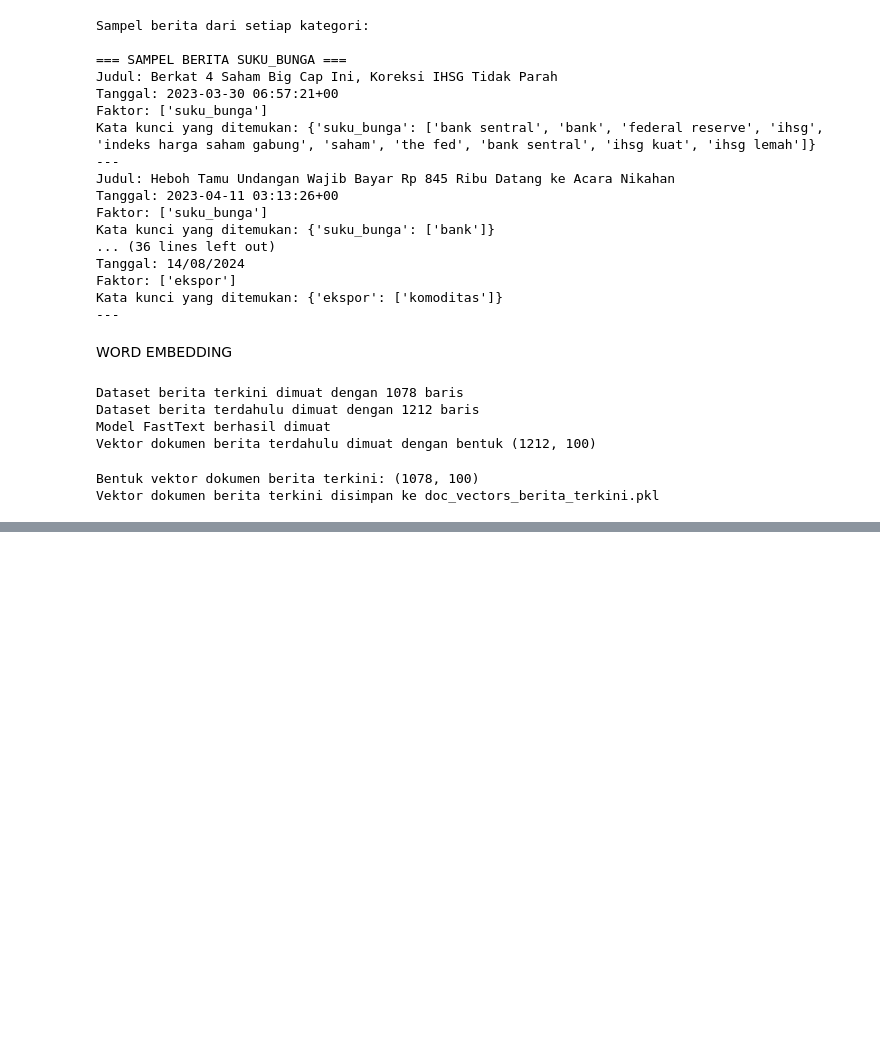
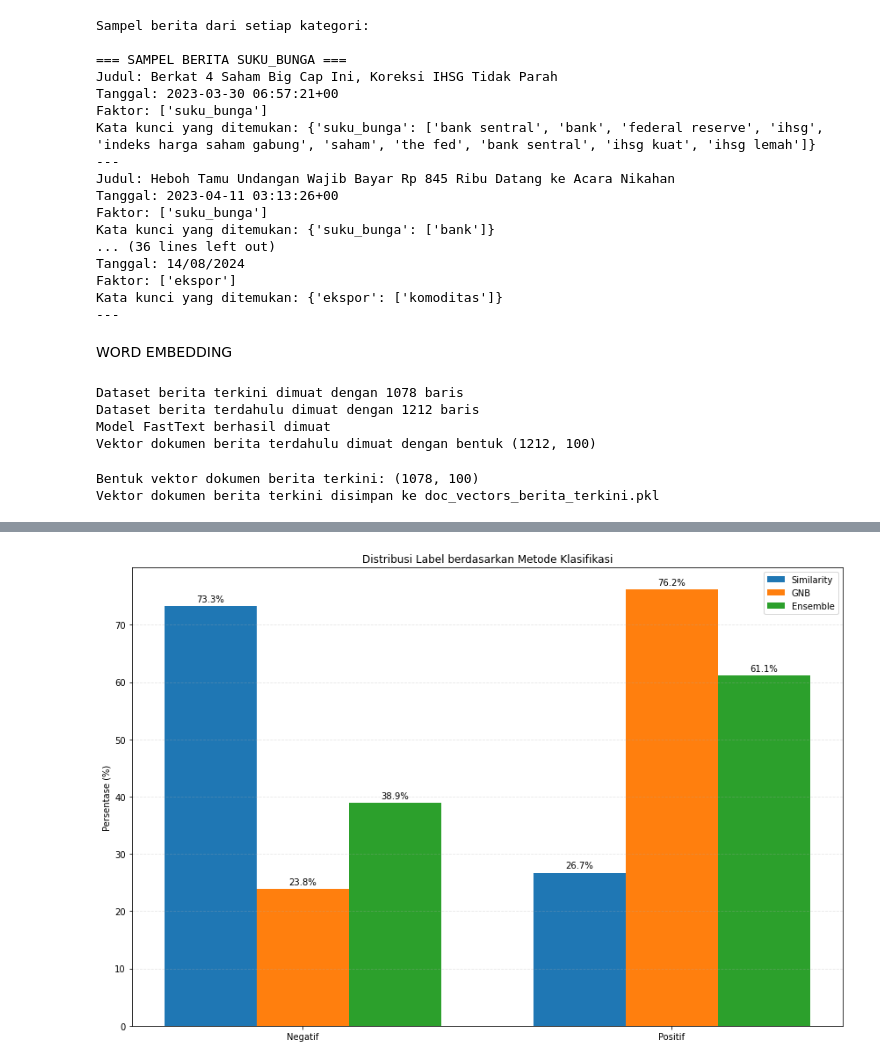
Before and after one commit to adindasyv/skripsi_2025, a Jupyter notebook: try_new_news.ipynb, the cells around one changed output, grey strips where cells are left out. Drawn from its saved outputs; the diff is of its cells as text; code cells hidden in the pictures; blank space fills up the shorter version.

```diff
--- a/try_new_news.ipynb
+++ b/try_new_news.ipynb
@@ -580,0 +955,99 @@ Vektor dokumen berita terkini disimpan ke doc_vectors_berita_terkini.pkl
+# %%
+# 9. Gabungkan hasil prediksi (Ensemble)
+print("\nMembuat ensemble dari hasil metode similarity dan GNB...")
+
+# Konversi label ke numerik
+df_new['sim_pred_num'] = df_new['predicted_label'].map(label_map)
+df_new['gnb_pred_num'] = df_new['gnb_predicted_label'].map(label_map)
+
+# Metode ensemble: voting dengan bobot confidence
+# Asumsikan weight_sim dan weight_gnb = 0.5 (seimbang)
+weight_sim = 0.5
+weight_gnb = 0.5
+
+# Hitung weighted vote untuk kelas positif
+if 'top_sim_value' in df_new.columns:
+    # Jika ada nilai similaritas, gunakan sebagai confidence untuk metode similarity
+    df_new['weighted_vote_pos'] = (
+        weight_sim * df_new['top_sim_value'] * df_new['sim_pred_num'] +
+        weight_gnb * df_new['gnb_confidence'] * df_new['gnb_pred_num']
+    )
+
+    # Hitung weighted vote untuk kelas negatif
+    df_new['weighted_vote_neg'] = (
+        weight_sim * df_new['top_sim_value'] * (1 - df_new['sim_pred_num']) +
+        weight_gnb * df_new['gnb_confidence'] * (1 - df_new['gnb_pred_num'])
+    )
+else:
+    # Jika tidak ada nilai similaritas, asumsikan confidence 0.7 untuk semua
+    df_new['weighted_vote_pos'] = (
+        weight_sim * 0.7 * df_new['sim_pred_num'] +
+        weight_gnb * df_new['gnb_confidence'] * df_new['gnb_pred_num']
+    )
+
+    # Hitung weighted vote untuk kelas negatif
+    df_new['weighted_vote_neg'] = (
+        weight_sim * 0.7 * (1 - df_new['sim_pred_num']) +
+        weight_gnb * df_new['gnb_confidence'] * (1 - df_new['gnb_pred_num'])
+    )
+
+# Tentukan label final berdasarkan vote tertinggi
+df_new['ensemble_pred_num'] = (df_new['weighted_vote_pos'] > df_new['weighted_vote_neg']).astype(int)
+df_new['ensemble_predicted_label'] = df_new['ensemble_pred_num'].map(label_map_inv)
+
+# Hitung confidence ensemble
+df_new['ensemble_confidence'] = df_new[['weighted_vote_pos', 'weighted_vote_neg']].max(axis=1)
+
+# Analisis hasil ensemble
+print("\nDistribusi Label Ensemble:")
+ensemble_counts = df_new['ensemble_predicted_label'].value_counts()
+print(ensemble_counts)
+
+# Visualisasi distribusi label dari ketiga metode
+plt.figure(figsize=(12, 8))
+
+# Data untuk plotting
+label_methods = {
+    'Similarity': df_new['predicted_label'].value_counts(),
+    'GNB': df_new['gnb_predicted_label'].value_counts(),
+    'Ensemble': df_new['ensemble_predicted_label'].value_counts()
+}
+
+# Normalisasi data
+for method, counts in label_methods.items():
+    label_methods[method] = counts / counts.sum() * 100
+
+# Plot
+width = 0.25
+x = np.arange(2)  # 2 labels: negatif, positif
+
+fig, ax = plt.subplots(figsize=(12, 8))
+
+rects1 = ax.bar(x - width, [label_methods['Similarity'].get('negatif', 0), label_methods['Similarity'].get('positif', 0)], width, label='Similarity')
+rects2 = ax.bar(x, [label_methods['GNB'].get('negatif', 0), label_methods['GNB'].get('positif', 0)], width, label='GNB')
+rects3 = ax.bar(x + width, [label_methods['Ensemble'].get('negatif', 0), label_methods['Ensemble'].get('positif', 0)], width, label='Ensemble')
+
+ax.set_ylabel('Persentase (%)')
+ax.set_title('Distribusi Label berdasarkan Metode Klasifikasi')
+ax.set_xticks(x)
+ax.set_xticklabels(['Negatif', 'Positif'])
+ax.legend()
+
+# Tambahkan label persentase di atas bar
+def autolabel(rects):
+    for rect in rects:
+        height = rect.get_height()
+        ax.annotate(f'{height:.1f}%',
+                    xy=(rect.get_x() + rect.get_width() / 2, height),
+                    xytext=(0, 3),  # 3 points vertical offset
+                    textcoords="offset points",
+                    ha='center', va='bottom')
+
+autolabel(rects1)
+autolabel(rects2)
+autolabel(rects3)
+
+plt.grid(axis='y', linestyle='--', alpha=0.3)
+plt.tight_layout()
+plt.show()
+# %% [output]
@@ -580,0 +1061 @@ Vektor dokumen berita terkini disimpan ke doc_vectors_berita_terkini.pkl
+[figure, added]
```
Also changed, not shown: parts of 14 cells of this notebook, 1 other file.
